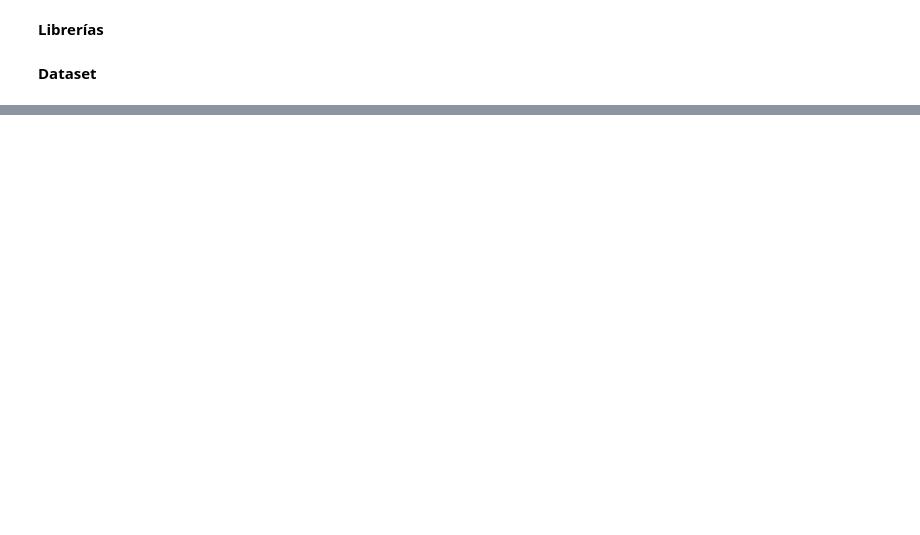
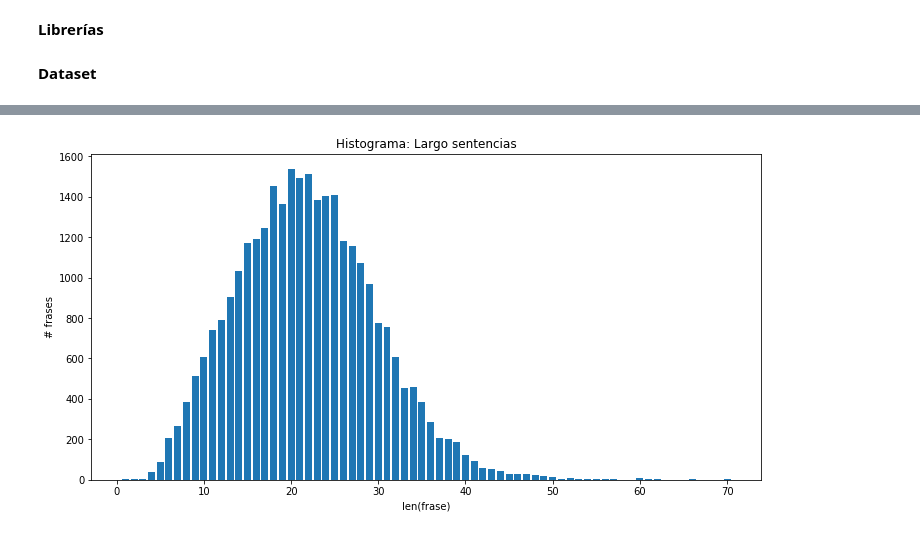
Before and after one commit to mibanez-parraguez/INF395-Tarea2, a Jupyter notebook: T2_p1.ipynb, the cells around one changed output, grey strips where cells are left out. Drawn from its saved outputs; the diff is of its cells as text; code cells hidden in the pictures; blank space fills up the shorter version.

```diff
--- a/T2_p1.ipynb
+++ b/T2_p1.ipynb
@@ -46,0 +23,4 @@ b'Skipping line 281837: expected 25 fields, saw 34\n'
+# %%
+fname = 'gdrive/My Drive/Colab Notebooks/ner.csv'
+df_ner = pd.read_csv(fname, encoding ="cp1252", error_bad_lines=False)
+df_ner.dropna(inplace=True)
@@ -46,0 +42,4 @@ b'Skipping line 281837: expected 25 fields, saw 34\n'
+# %%
+dataset = df_ner.loc[:,["lemma","word","pos","tag", "prev-iob"]]
+print("dataset.shape:", dataset.shape)
+dataset.head()
@@ -46,0 +54,20 @@ b'Skipping line 281837: expected 25 fields, saw 34\n'
+# %%
+n_used = 655409 # 30,000 sentences
+dataX_raw,dataY_raw = [],[]
+lemmas,labels = set(), set()  #uniques
+sentence= []
+labels_sentence = []
+for fila in dataset.values[:n_used]:
+    if fila[-1]=="__START1__":
+        dataX_raw.append(sentence)
+        dataY_raw.append(labels_sentence)
+        sentence= []
+        labels_sentence = []
+    lemmas.add(fila[0])
+    labels.add(fila[3])
+    sentence.append(fila[0]) #add lemma
+    labels_sentence.append(fila[3]) #TAG
+dataX_raw = dataX_raw[1:]
+dataY_raw = dataY_raw[1:]
+
+sentences_len = pd.Series([len(x) for x in dataX_raw])
@@ -46,0 +96,13 @@ b'Skipping line 281837: expected 25 fields, saw 34\n'
+# %%
+# Distro longitud sentencias
+sent_len_hist = sentences_len.value_counts().sort_index()
+bins = sent_len_hist.index
+
+fig, ax = plt.subplots(figsize=(12, 6))
+ax.bar(bins, sent_len_hist.values)
+ax.set_xlabel('len(frase)')
+ax.set_ylabel('# frases')
+ax.set_title("Histograma: Largo sentencias")
+plt.show()
+# %% [output]
+[figure, added]
```
Also changed, not shown: parts of 85 cells of this notebook.
